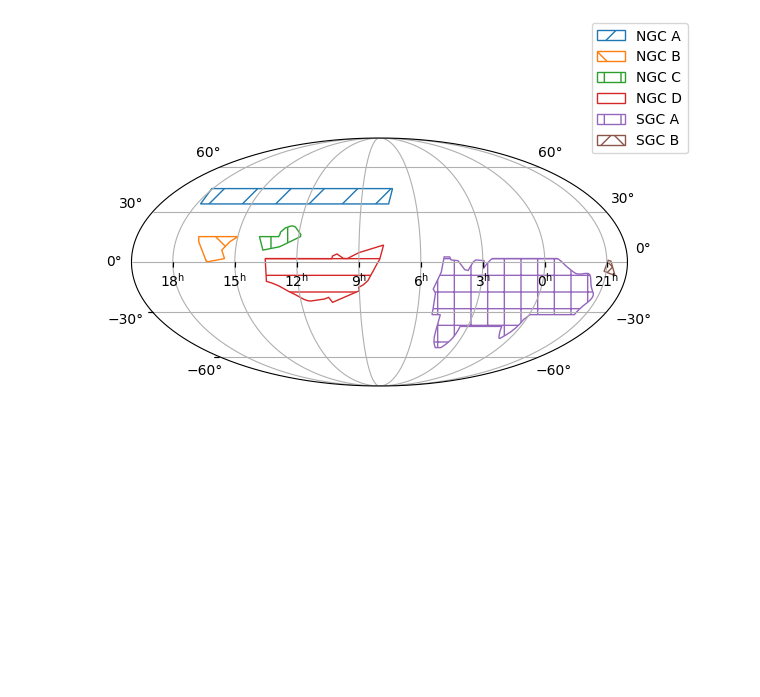
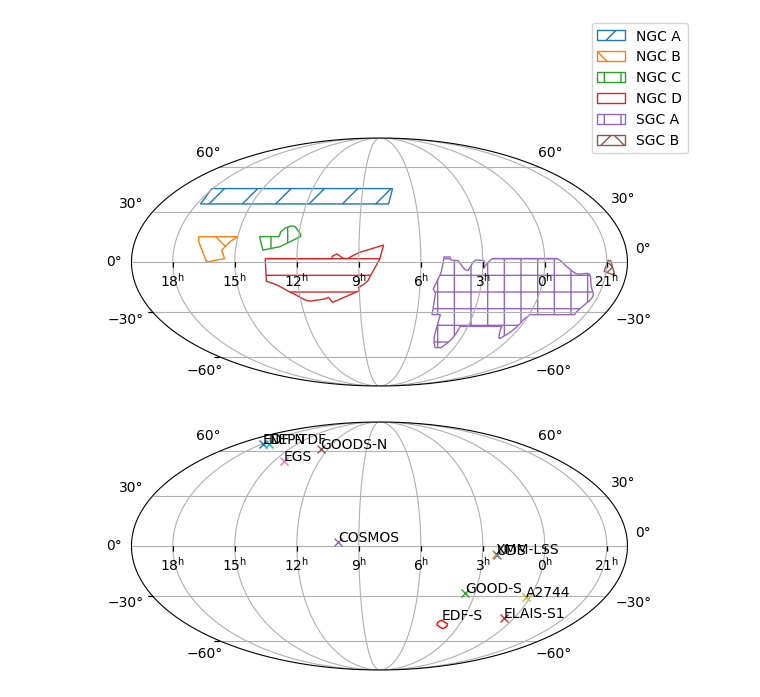
Before and after one commit to m4opt/uvex-scheduler, a Jupyter notebook: survey-footprints.ipynb, the cells around one changed output. Saved outputs shown, nothing was run; the diff lists cells and outputs as text; code cells hidden in the pictures; blank space fills up the shorter version.

Commit message:
Add LMLZ deep footprints

```diff
--- a/survey-footprints.ipynb
+++ b/survey-footprints.ipynb
@@ -21,3 +21,22 @@ fig.legend()
 # %% [output]
 <matplotlib.legend.Legend at 0x...>
 [figure]
+# %%
+regions = Regions.read("survey-footprints/lmlz-deep.ds9")
+points = [region for region in regions.regions if isinstance(region, PointSkyRegion)]
+regions = [
+    region for region in regions.regions if not isinstance(region, PointSkyRegion)
+]
+
+fig = plt.figure()
+ax = fig.add_subplot(projection="astro mollweide", center="8h 0d")
+ax.grid()
+for region in regions:
+    ax.add_patch(region.to_pixel(ax.wcs).as_artist(color="red"))
+    ax.annotate(region.meta["text"], ax.wcs.world_to_pixel(region.vertices[0]))
+
+for region in points:
+    ax.plot_coord(region.center, "x")
+    ax.annotate(region.meta["text"], ax.wcs.world_to_pixel(region.center))
+# %% [output]
+[figure, added]
```
Also changed, not shown: parts of 1 cell of this notebook, 1 other file.
